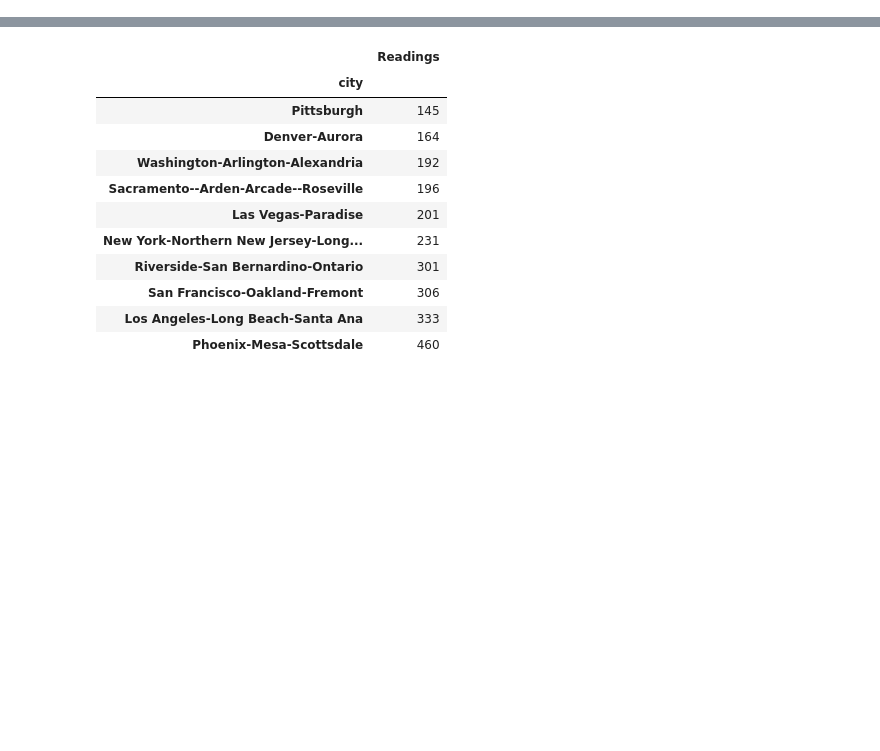
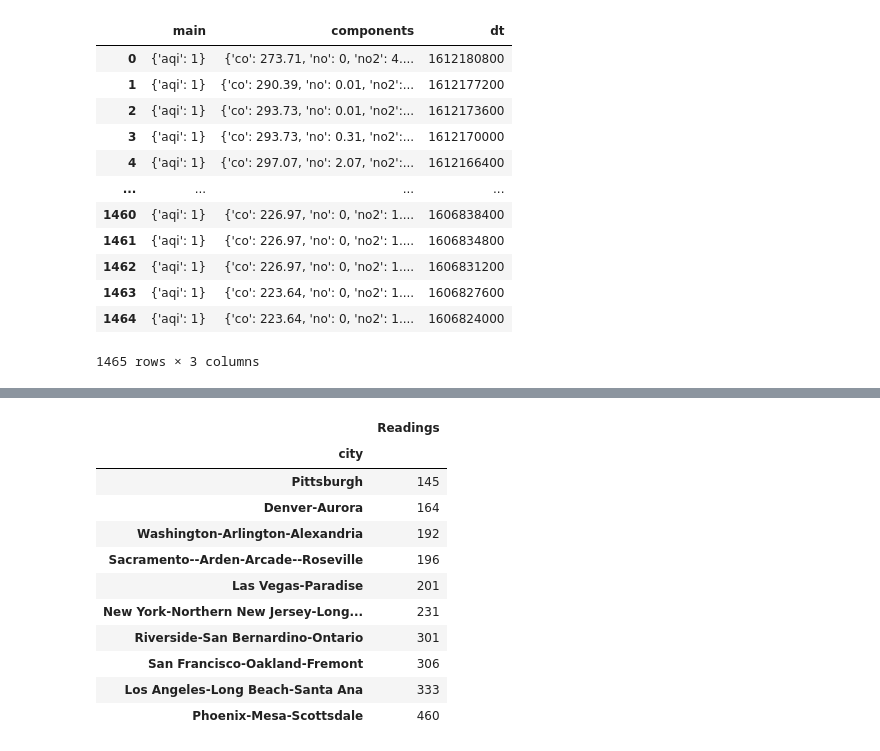
Before and after one commit to khartmann5/Project_01, a Jupyter notebook: api-capture.ipynb, the cells around one changed output, grey strips where cells are left out. Cells and saved outputs as stored; diff of their text form; code cells hidden in the pictures; blank space fills up the shorter version.

Commit message:
top cell has pull from openweather pollution api, 12/1/20-2/1/21

```diff
--- a/api-capture.ipynb
+++ b/api-capture.ipynb
@@ -10,3 +13,58 @@ from matplotlib import pyplot as plt
+# %%
+# Open Weather pollution attempt
+
+base_url = "http://api.openweathermap.org/data/2.5/air_pollution/history?"
+
+# Params
+#lat={lat}&lon={lon}&start={start}&end={end}&appid={API key}
+
+# Portland lat lng
+lat = 45.5051
+lng = 122.6750
+
+startDate = pd.Timestamp('2020-12-01T12').timestamp()
+#startDate = "1577836861"
+
+endDate = pd.Timestamp('2021-02-01T12').timestamp()
+#endDate = "1580428861"
+
+ser = pd.Series([startDate, endDate], dtype='int32')
+
+startDate = ser[0]
+
+endDate = ser[1]
+
+param_url = f'lat={lat}&lon={lng}&start={startDate}&end={endDate}&appid={weather_key}'
+
+response = requests.get(base_url + param_url)
+measurement_data = response.json()
+#measurement_data
+
+measurements_df = pd.DataFrame(measurement_data["list"])
+#for loop?
+#measurements_df["datetime"] = pd.Timestamp(measurements_df["dt"], unit='s', tz='US/Pacific')
+#print(places_data["results"][0]["name"])
+#print(places_data["results"][0]["vicinity"])
+measurements_df
+
+#test_url = base_url + param_url
+#test_url
+#startDate
+#endDate
+# %% [output]
+|  | main | components | dt |
+| 0 | {'aqi': 1} | {'co': 273.71, 'no': 0, 'no2': 4.... | 1612180800 |
+| 1 | {'aqi': 1} | {'co': 290.39, 'no': 0.01, 'no2':... | 1612177200 |
+| 2 | {'aqi': 1} | {'co': 293.73, 'no': 0.01, 'no2':... | 1612173600 |
+| 3 | {'aqi': 1} | {'co': 293.73, 'no': 0.31, 'no2':... | 1612170000 |
+| 4 | {'aqi': 1} | {'co': 297.07, 'no': 2.07, 'no2':... | 1612166400 |
+| ... | ... | ... | ... |
+| 1460 | {'aqi': 1} | {'co': 226.97, 'no': 0, 'no2': 1.... | 1606838400 |
+| 1461 | {'aqi': 1} | {'co': 226.97, 'no': 0, 'no2': 1.... | 1606834800 |
+| 1462 | {'aqi': 1} | {'co': 226.97, 'no': 0, 'no2': 1.... | 1606831200 |
+| 1463 | {'aqi': 1} | {'co': 223.64, 'no': 0, 'no2': 1.... | 1606827600 |
+| 1464 | {'aqi': 1} | {'co': 223.64, 'no': 0, 'no2': 1.... | 1606824000 |
+1465 rows × 3 columns
 # %%
 response = requests.get("https://u50g7n0cbj.execute-api.us-east-1.amazonaws.com/v2/measurements?date_from=2019-01-01T00%3A00%3A00%2B00%3A00&date_to=2020-12-31T05%3A12%3A00%2B00%3A00&limit=100000&page=1&offset=0&sort=desc&radius=1000&order_by=datetime&entity=government")
 measurement_data = response.json()
```
Also changed, not shown: parts of 1 cell of this notebook.
